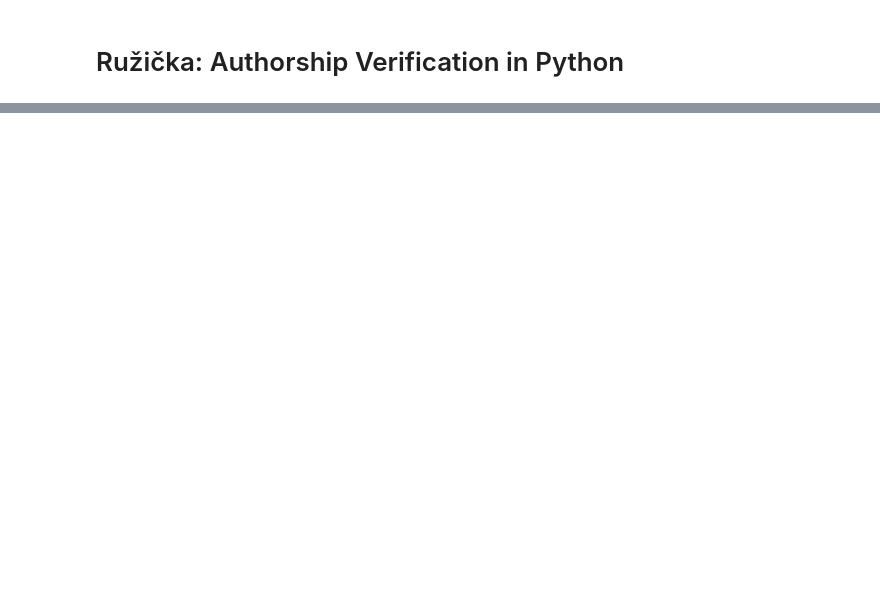
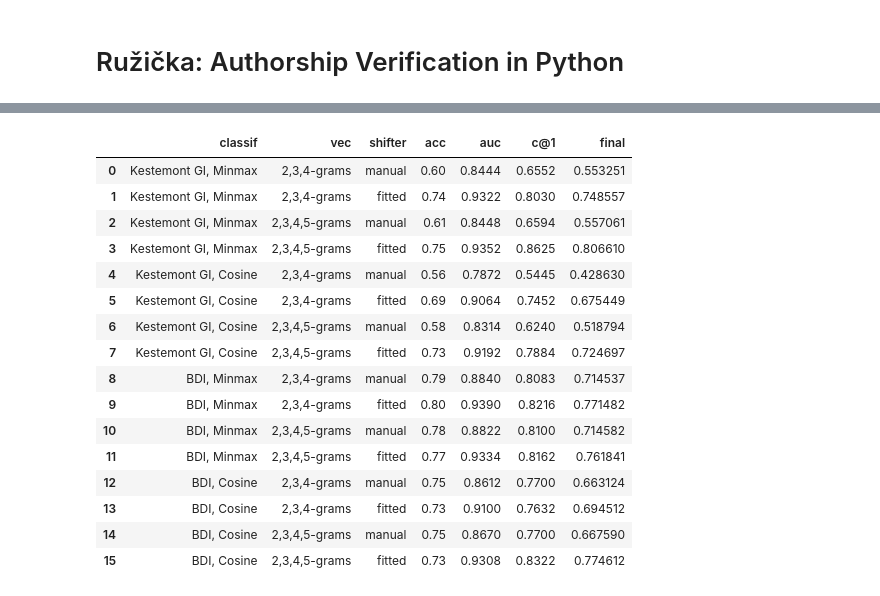
Before and after one commit to bnagy/ruzicka, a Jupyter notebook: code/bdi_test.ipynb, the cells around one changed output, grey strips where cells are left out. Cells and saved outputs as stored; diff of their text form; code cells hidden in the pictures; blank space fills up the shorter version.

```diff
--- a/code/bdi_test.ipynb
+++ b/code/bdi_test.ipynb
@@ -656,0 +246,21 @@ for corpus in corpora:
+# %%
+global_df = pd.read_csv("global_eval_newshifter2.csv", index_col=0)
+global_df
+# %% [output]
+|  | classif | vec | shifter | acc | auc | c@1 | final |
+| 0 | Kestemont GI, Minmax | 2,3,4-grams | manual | 0.60 | 0.8444 | 0.6552 | 0.553251 |
+| 1 | Kestemont GI, Minmax | 2,3,4-grams | fitted | 0.74 | 0.9322 | 0.8030 | 0.748557 |
+| 2 | Kestemont GI, Minmax | 2,3,4,5-grams | manual | 0.61 | 0.8448 | 0.6594 | 0.557061 |
+| 3 | Kestemont GI, Minmax | 2,3,4,5-grams | fitted | 0.75 | 0.9352 | 0.8625 | 0.806610 |
+| 4 | Kestemont GI, Cosine | 2,3,4-grams | manual | 0.56 | 0.7872 | 0.5445 | 0.428630 |
+| 5 | Kestemont GI, Cosine | 2,3,4-grams | fitted | 0.69 | 0.9064 | 0.7452 | 0.675449 |
+| 6 | Kestemont GI, Cosine | 2,3,4,5-grams | manual | 0.58 | 0.8314 | 0.6240 | 0.518794 |
+| 7 | Kestemont GI, Cosine | 2,3,4,5-grams | fitted | 0.73 | 0.9192 | 0.7884 | 0.724697 |
+| 8 | BDI, Minmax | 2,3,4-grams | manual | 0.79 | 0.8840 | 0.8083 | 0.714537 |
+| 9 | BDI, Minmax | 2,3,4-grams | fitted | 0.80 | 0.9390 | 0.8216 | 0.771482 |
+| 10 | BDI, Minmax | 2,3,4,5-grams | manual | 0.78 | 0.8822 | 0.8100 | 0.714582 |
+| 11 | BDI, Minmax | 2,3,4,5-grams | fitted | 0.77 | 0.9334 | 0.8162 | 0.761841 |
+| 12 | BDI, Cosine | 2,3,4-grams | manual | 0.75 | 0.8612 | 0.7700 | 0.663124 |
+| 13 | BDI, Cosine | 2,3,4-grams | fitted | 0.73 | 0.9100 | 0.7632 | 0.694512 |
+| 14 | BDI, Cosine | 2,3,4,5-grams | manual | 0.75 | 0.8670 | 0.7700 | 0.667590 |
+| 15 | BDI, Cosine | 2,3,4,5-grams | fitted | 0.73 | 0.9308 | 0.8322 | 0.774612 |
```
Also changed, not shown: parts of 90 cells of this notebook, 2 other files.
